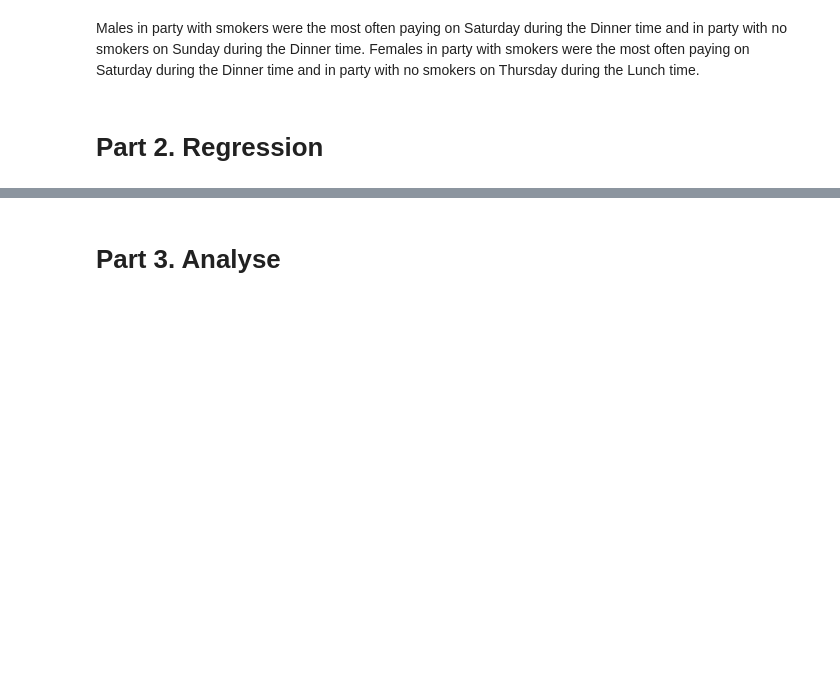
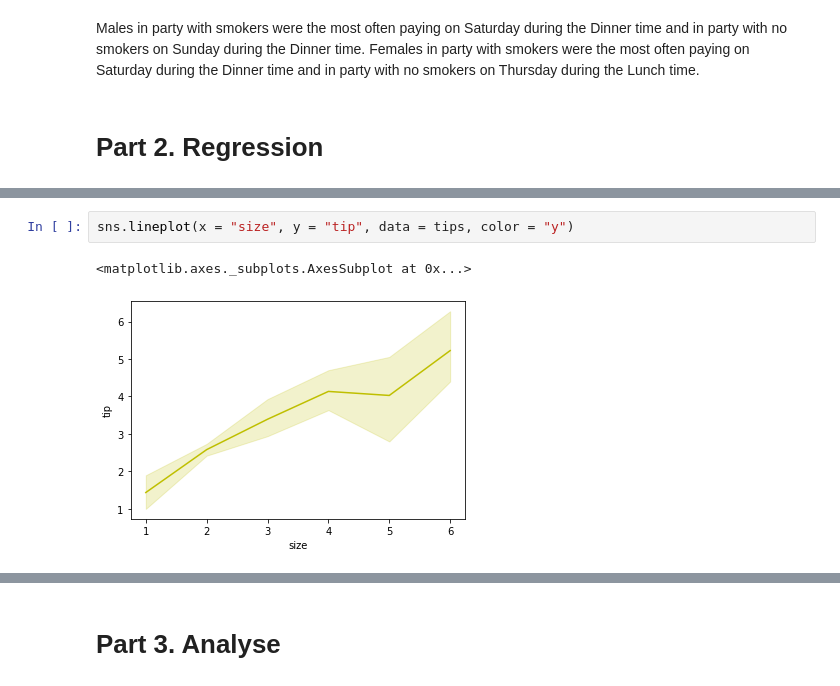
Before and after one commit to amacuga/fundamentals-assessment, a Jupyter notebook: Assessment.ipynb, the cells around one changed output, grey strips where cells are left out. Cells and saved outputs as stored; diff of their text form; blank space fills up the shorter version.

```diff
--- a/Assessment.ipynb
+++ b/Assessment.ipynb
@@ -215,0 +227,5 @@ Males in party with smokers were the most often paying on Saturday during the Di
+# %%
+sns.lineplot(x = "size", y = "tip", data = tips, color = "y")
+# %% [output]
+<matplotlib.axes._subplots.AxesSubplot at 0x...>
+[figure, added]
```
Also changed, not shown: parts of 7 cells of this notebook.
